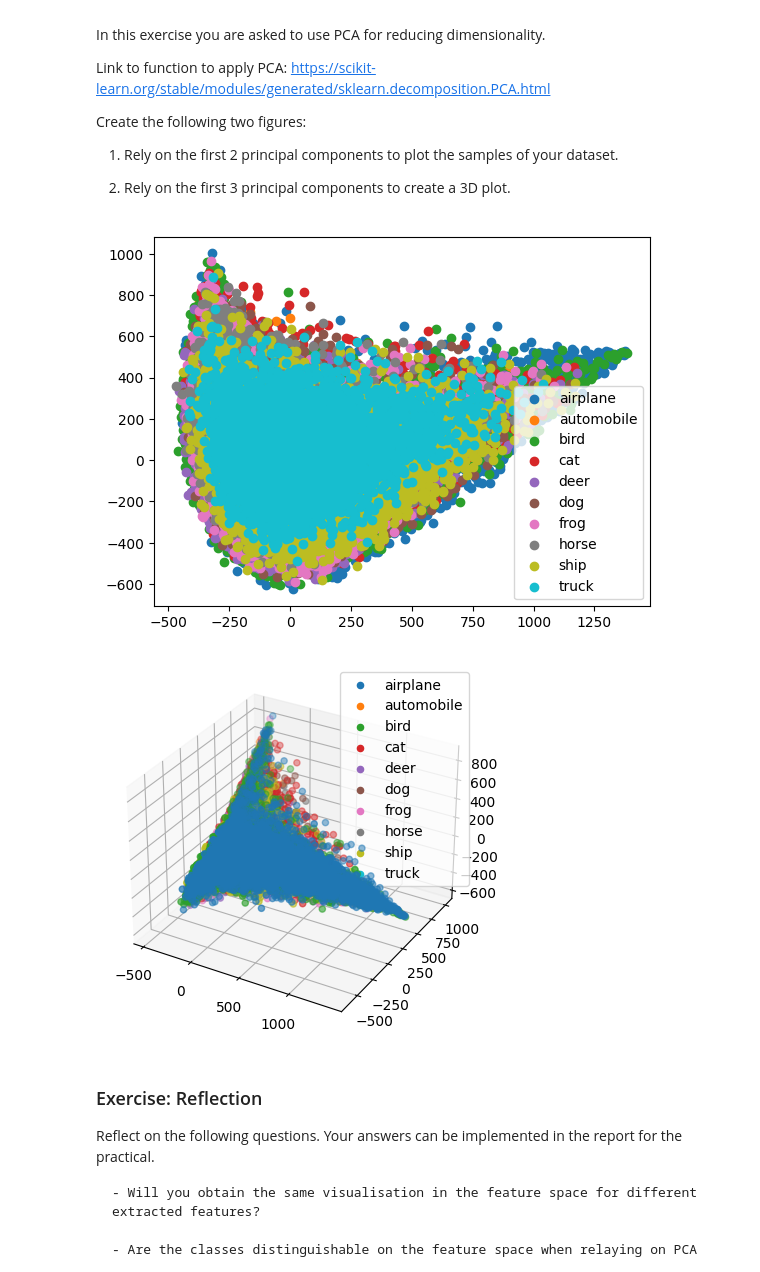
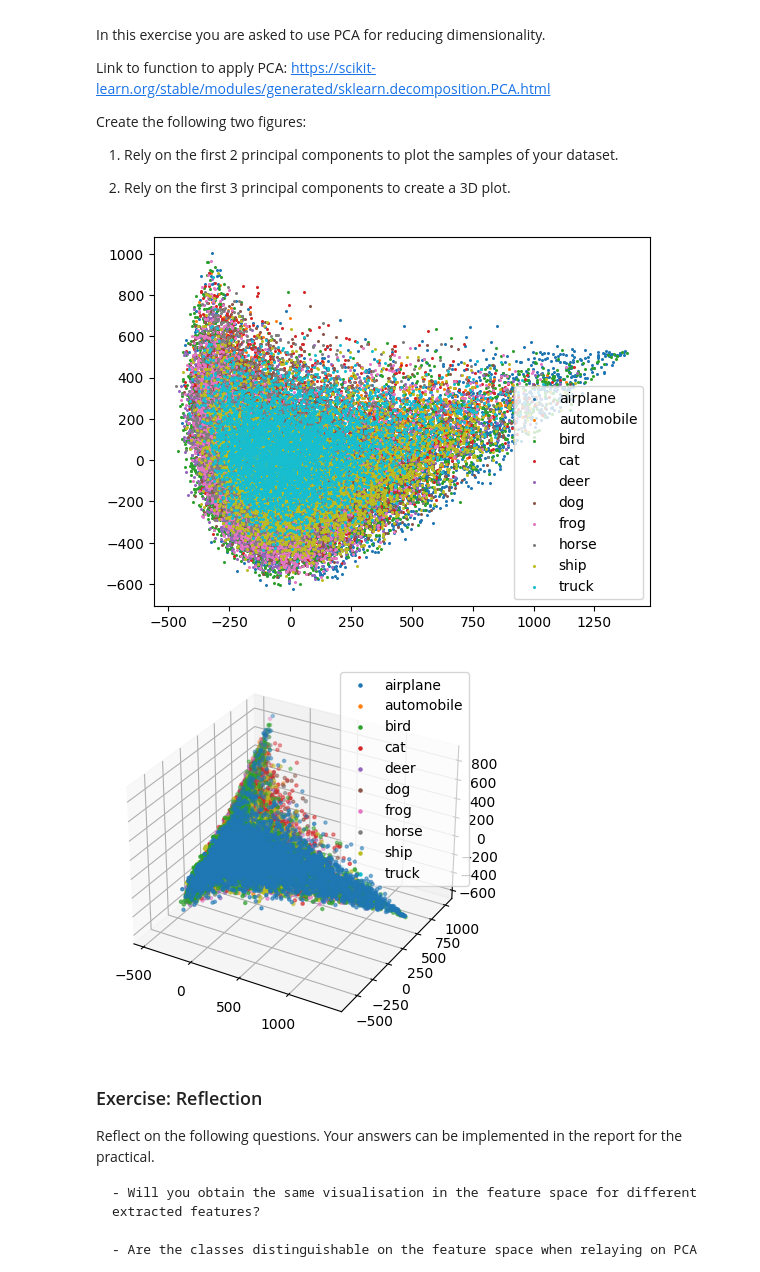
Before and after one commit to Frederico-lp/Data-Science, a Jupyter notebook: assignmentsCV/Assignment 1 - Understanding a dataset.ipynb, the cells around one changed output. Drawn from its saved outputs; the diff is of its cells as text; code cells hidden in the pictures.

```diff
--- a/assignmentsCV/Assignment 1 - Understanding a dataset.ipynb
+++ b/assignmentsCV/Assignment 1 - Understanding a dataset.ipynb
@@ -67,13 +88,18 @@ Create a figure with n x 4 images, one per category of your dataset. The value o
 As the title of each of the images in your figure, indicate the category it belongs to.
 # %%
 # your code here
-fig, axs = plt.subplots(nClasses, 4, figsize=(10, 10))
+from mpl_toolkits.axes_grid1 import ImageGrid
+
+fig = plt.figure(figsize=(15, 15))
+grid = ImageGrid(fig, 111, nrows_ncols=(nClasses, 4), axes_pad=(.15, .3))
+
+images = []
 
 for n in np.arange(nClasses):
     for i in range(4):
-        # img = np.transpose(dataset.data[dataset.targets == n][i], (1, 2, 0))
-        if i == 0:
-            axs[n, i].set_ylabel(dataset.classes[n], rotation=0)
-        axs[n, i].imshow(dataset.data[dataset.targets == n][i])
-        # axs[n, i].axis('off')
+        img = dataset.data[dataset.targets == n][i]
+        idx = n*4+i
+        grid[idx].imshow(img)
+        grid[idx].set_title(dataset.classes[n])
+        grid[idx].axis('off')
 # %% [output]
@@ -177,20 +195,0 @@ np.max(descriptor, axis=0).shape
-# %%
-# Inter class correlation
-# A measure for variability is the standard deviation.
-
-avg_variances = []
-avg_ranges = []
-for i in range(10):
-    idx = np.array(dataset.targets) == i
-    data = descriptor[idx]
-
-    variances = np.std(data, axis=0)
-    ranges = np.max(data, axis=0) - np.min(data, axis=0)
-
-    avg_var = np.sum(variances)/len(variances)
-    avg_range = np.sum(ranges)/len(ranges)
-
-    avg_variances.append(avg_var)
-    avg_ranges.append(avg_range)
-
-np.stack([avg_variances, avg_ranges], axis=1)
@@ -249,32 +246,33 @@ Create the following two figures:
 # %%
 # your code here
 # %matplotlib notebook
 from sklearn.decomposition import PCA
+from matplotlib.markers import MarkerStyle
 
 pca2 = PCA(n_components=2)
 pca3 = PCA(n_components=3)
 
 transformed2 = pca2.fit_transform(descriptor)
 transformed3 = pca3.fit_transform(descriptor)
 
 
 for label in np.arange(10):
     idx = dataset.targets == label
-    plt.scatter(transformed2[idx, 0], transformed2[idx, 1])
+    plt.scatter(transformed2[idx, 0], transformed2[idx, 1], marker=MarkerStyle('o').scaled(.2))
 
 plt.legend(dataset.classes)
 
 fig = plt.figure()
 ax = fig.add_subplot(projection='3d')
 for label in np.arange(10):
     idx = dataset.targets == label
-    ax.scatter(transformed3[idx, 0], transformed3[idx, 1], transformed3[idx, 2])
+    ax.scatter(transformed3[idx, 0], transformed3[idx, 1], transformed3[idx, 2], marker=MarkerStyle('o').scaled(.5))
 
 ax.legend(dataset.classes)
 plt.show()
 # %% [output]
-[figure, old version]
+[figure, new version]
-[figure, old version]
+[figure, new version]
 # %% [markdown]
 ### Exercise: Reflection
 
```
Also changed, not shown: parts of 7 cells of this notebook, 1 other file.
